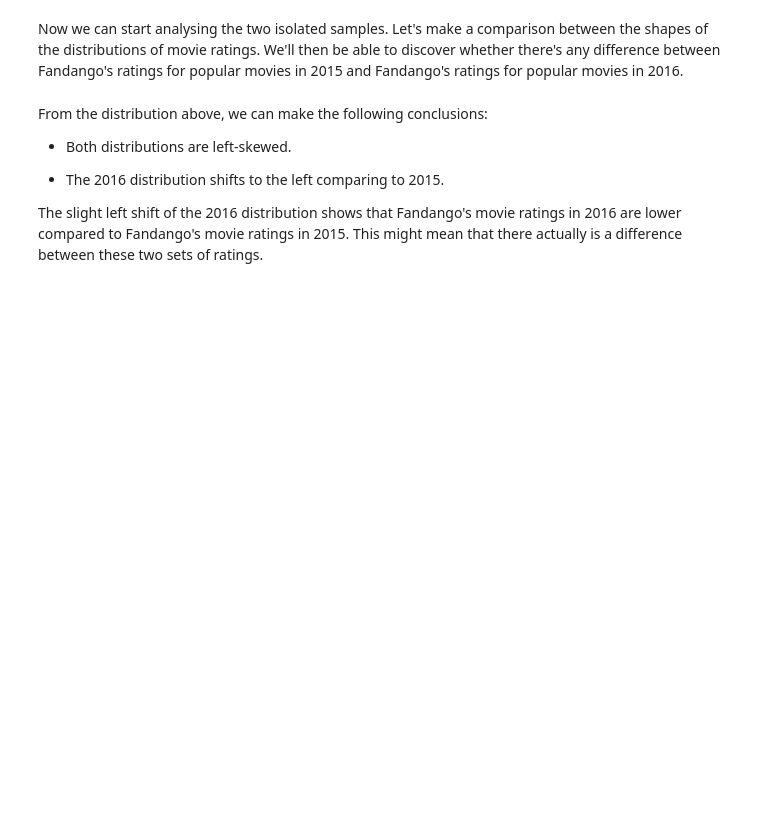
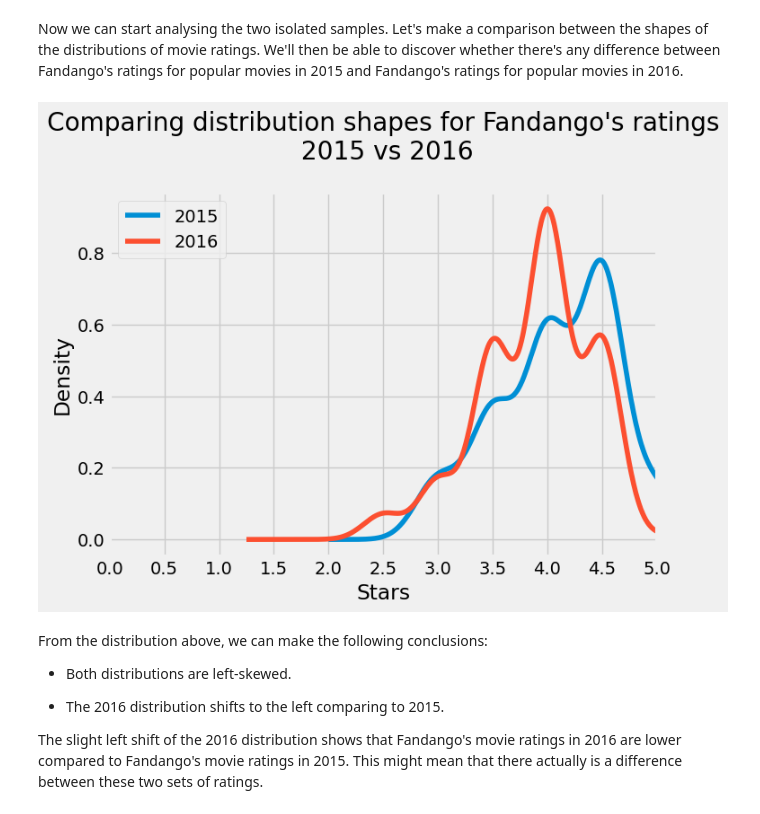
Before and after one commit to pheygiod/fandango_movie_ratings, a Jupyter notebook: fandango.ipynb, the cells around one changed output. Cells and saved outputs as stored; diff of their text form; code cells hidden in the pictures; blank space fills up the shorter version.

```diff
--- a/fandango.ipynb
+++ b/fandango.ipynb
@@ -274,4 +239,3 @@ fandango_before_df
 # %%
 # Isolate 2015 movies
-fandango_2015_df = fandango_before_df[fandango_before_df['year'] == '2015']
-fandango_2015_df
+fandango_2015_df_df = fandango_before_df[fandango_before_df['year'] == '2015']
@@ -292,4 +242,4 @@ fandango_2015_df
 # %%
 # Isolate 2016 movies
-fandango_2016_df = fandango_after_df[fandango_after_df['year'] == 2016]
-fandango_2016_df.head(3)
+fandango_2016_df_df = fandango_after_df[fandango_after_df['year'] == '2016']
+fandango_2016_df_df.head(3)
@@ -300,18 +255,20 @@ Now we can start analysing the two isolated samples. Let's make a comparison bet
 # %%
 %matplotlib inline
 
 # Generate kernel density plots
 plt.style.use('fivethirtyeight')
 
-fandango_2015_df['fandango_stars'].plot.kde(label = '2015', legend = True, figsize = (7,5))
-fandango_2016_df['fandango'].plot.kde(label = '2016', legend = True)
+fandango_2015_df_df['fandango_stars'].plot.kde(label = '2015', legend = True, figsize = (7,5))
+fandango_2016_df_df['fandango'].plot.kde(label = '2016', legend = True)
 
 plt.title("Comparing distribution shapes for Fandango's ratings\n 2015 vs 2016",
           y = 1.07)
 plt.xlabel('Stars')
 plt.xlim(0,5)
 plt.xticks(arange(0,5.1,.5))
 plt.show()
+# %% [output]
+[figure, added]
 # %% [markdown]
 From the distribution above, we can make the following conclusions:
 
```
Also changed, not shown: parts of 25 cells of this notebook, 1 other file.
